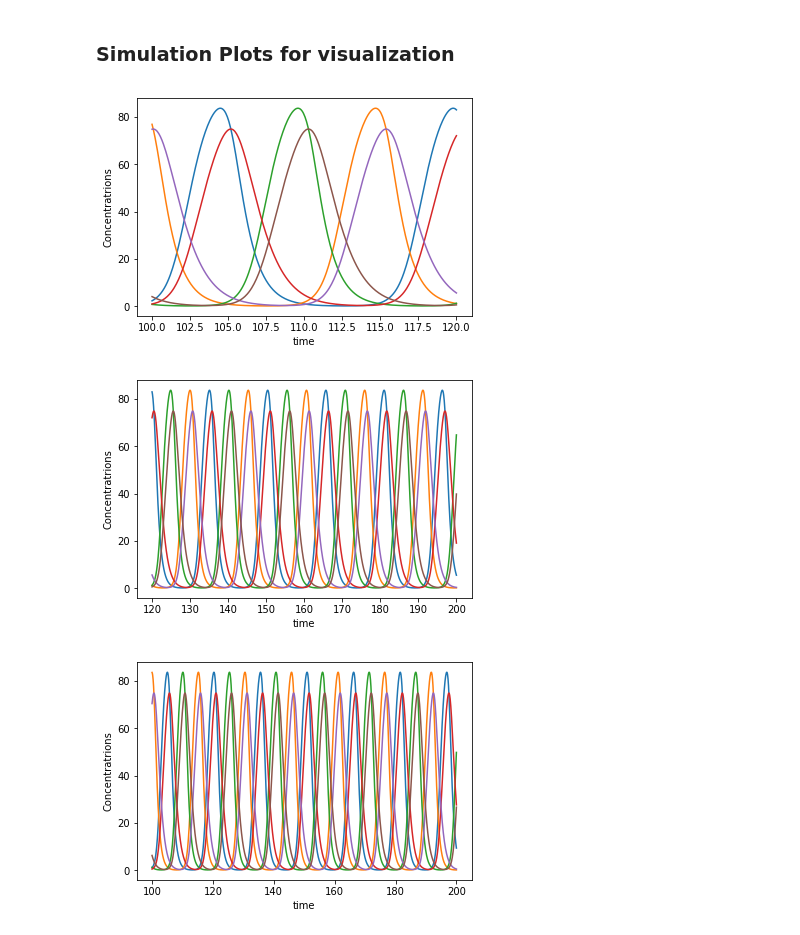
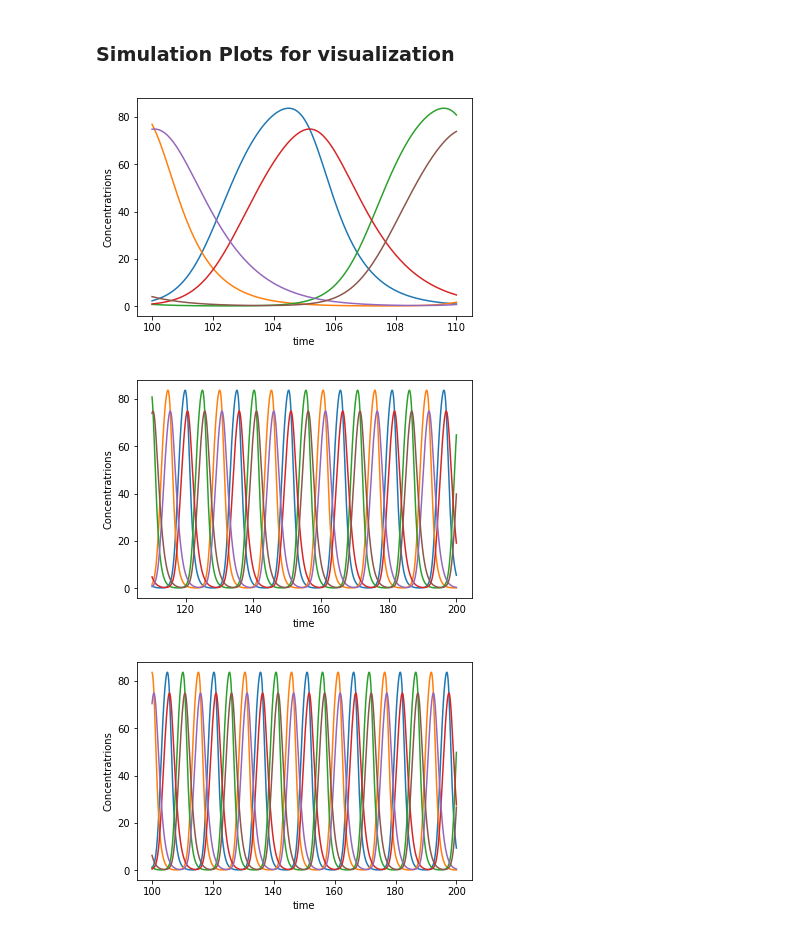
Before and after one commit to nibodh/Dynamic-Mode-Decompositions, a Jupyter notebook: main.ipynb, the cells around one changed output. Cells and saved outputs as stored; diff of their text form; code cells hidden in the pictures.

```diff
--- a/main.ipynb
+++ b/main.ipynb
@@ -17,7 +17,7 @@ poly_order = 3
 system_name = 'Repressilator' #Glycoscillator or Repressilator
 num_test = 1  #num of test states in Simulation_Init_conditions.py. More test or training can be added there
 
-data_trained = 0.2   #ratio of post-transient data shown
+data_trained = 0.1   #ratio of post-transient data shown FROM EACH TRAJECTORY
 transient_skip = 100 # Time stamp upto which data is not considered for training. Minimum dt for indexing purposes
 T = 200   #simulation end time
 # %% [markdown]
@@ -73,18 +73,18 @@ for i in np.arange(num_train,num_init):
 # %% [markdown]
 ### Simulation Plots for visualization
 # %%
-def visualize_simulation(num_IC,t_span,data): #function to plot difference in training, cross validation and test data
+def plot_time_series(num_IC,t_span,data): #function to plot difference in training, cross validation and test data
     for i in np.arange(0,num_IC):
         fig = plt.plot(t_span,np.transpose(data[:,:,i]))
         plt.xlabel('time')
         plt.ylabel('Concentratrions')
         return fig
 
-fig_train = visualize_simulation(num_train,seen_span,training_data)
+fig_train = plot_time_series(num_train,seen_span,training_data)
 # %% [output]
-[figure, old version]
+[figure, new version]
 # %%
-fig_cv = visualize_simulation(num_train,unseen_span,cv_data)
+fig_cv = plot_time_series(num_train,unseen_span,cv_data)
 # %% [output]
-[figure, old version]
+[figure, new version]
 # %%
```
Also changed, not shown: parts of 3 cells of this notebook.
